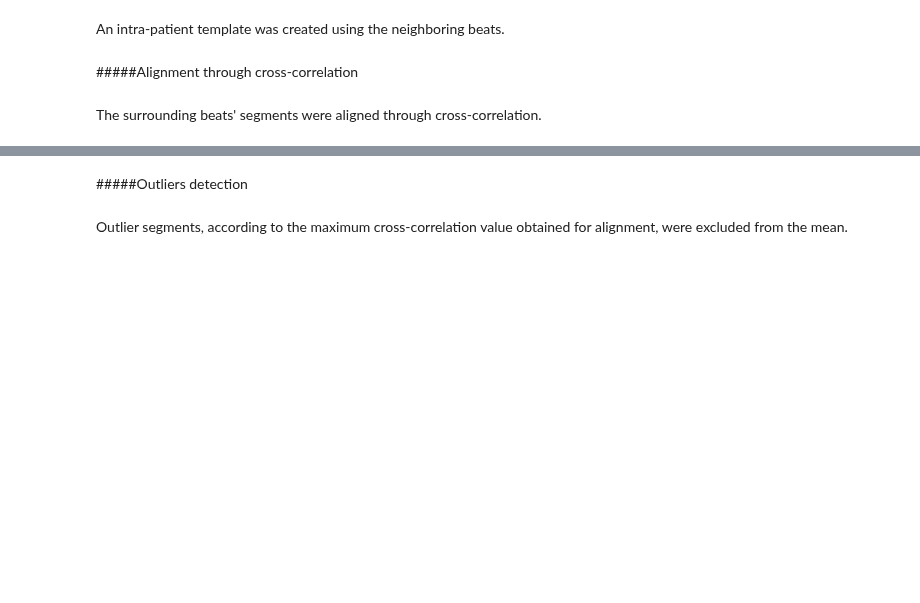
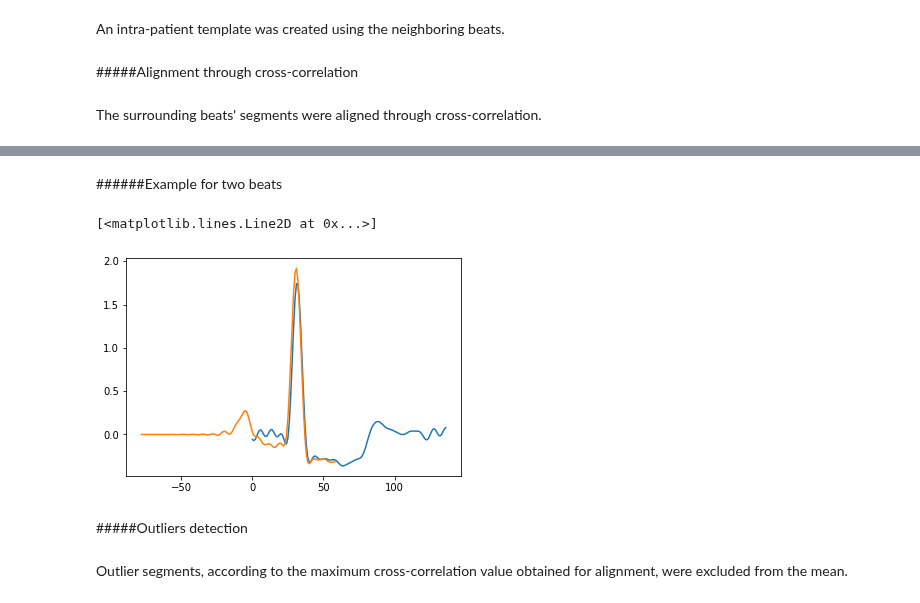
Before and after one commit to alice202122/AI_PROJECT, a Jupyter notebook: AI_Assignment.ipynb, the cells around one changed output, grey strips where cells are left out. Saved outputs shown, nothing was run; the diff lists cells and outputs as text; code cells hidden in the pictures; blank space fills up the shorter version.

```diff
--- a/AI_Assignment.ipynb
+++ b/AI_Assignment.ipynb
@@ -611,10 +569,0 @@ ecg = 2
-# %%
-n_beat1 = tpltIlead_25[patient][middlebeatplusbeatsassoc][n_middlebeatplusbeatsassoc][middle_beat]
-n_beat2 = tpltIlead_25[patient][middlebeatplusbeatsassoc][n_middlebeatplusbeatsassoc][beats_assoc][n_beatsassoc]
-plt.plot(n_beat1[ecg])
-for target in [ n_beat2 ]:
-    time = np.arange(0, len(n_beat1[ecg]), 1)
-    dx = np.mean(np.diff(time))
-    shift = (np.argmax(signal.correlate(n_beat1[ecg], target[ecg])) - len(target[ecg])) * dx
-    plt.plot(time+shift, target[ecg])
-shift
@@ -624,12 +569,0 @@ shift
-# %%
-temp = []
-corr = []
-beat_ecg = tpltIlead_25[patient][middlebeatplusbeatsassoc][n_middlebeatplusbeatsassoc][middle_beat][ecg]
-lst = []
-for k in tpltIlead_25[patient][middlebeatplusbeatsassoc][n_middlebeatplusbeatsassoc][beats_assoc]:
-  max = (np.argmax(signal.correlate(beat_ecg, k[ecg])) - len(k[ecg]))
-  row = [ k[0:3], max ]
-  temp.append(row)
-lst = copy.deepcopy(temp)
-beat_max = [ tpltIlead_25[patient][middlebeatplusbeatsassoc][n_middlebeatplusbeatsassoc][middle_beat][head], lst]
-corr.append(beat_max)
@@ -636,3 +637,30 @@ corr.append(beat_max)
+# %% [markdown]
+######Example for two beats
+# %%
+idxk = 0
+n_beat = 0
+
+CORR['Beat Loc.'][idxk]                       # 45010
+CORR['Template Beats Loc.'][idxk][n_beat]     # 110
+CORR['Shift corr. I lead'][idxk][n_beat]      # -78
+
+patient = 0       # patient S001_128 (S001_250)
+column = 1        # Rpks, anns, time and ECGs are stored in the second column in tot_beats matrix
+beat_rpk = 0      # beat R peak location is stored in the first column
+ECG_Ilead = 3     # ECG I lead is stored in the fourth column
+
+for idx in range(len(tot_beats[patient][column])):
+  if (tot_beats[patient][column][idx][beat_rpk] == CORR['Beat Loc.'][idxk]):
+    beat1 = tot_beats[patient][column][idx][ECG_Ilead]
+    time = np.arange(0, len(beat1), 1)
+  elif (tot_beats[patient][column][idx][beat_rpk] == CORR['Template Beats Loc.'][idxk][n_beat]):
+    beat2 = tot_beats[patient][column][idx][ECG_Ilead]
+
+plt.plot(beat1)
+plt.plot(time+CORR['Shift corr. I lead'][idxk][n_beat], beat2)
+# %% [output]
+[<matplotlib.lines.Line2D at 0x...>]
+[figure, added]
 # %% [markdown]
 #####Outliers detection
 # %% [markdown]
```
Also changed, not shown: parts of 31 cells of this notebook.
